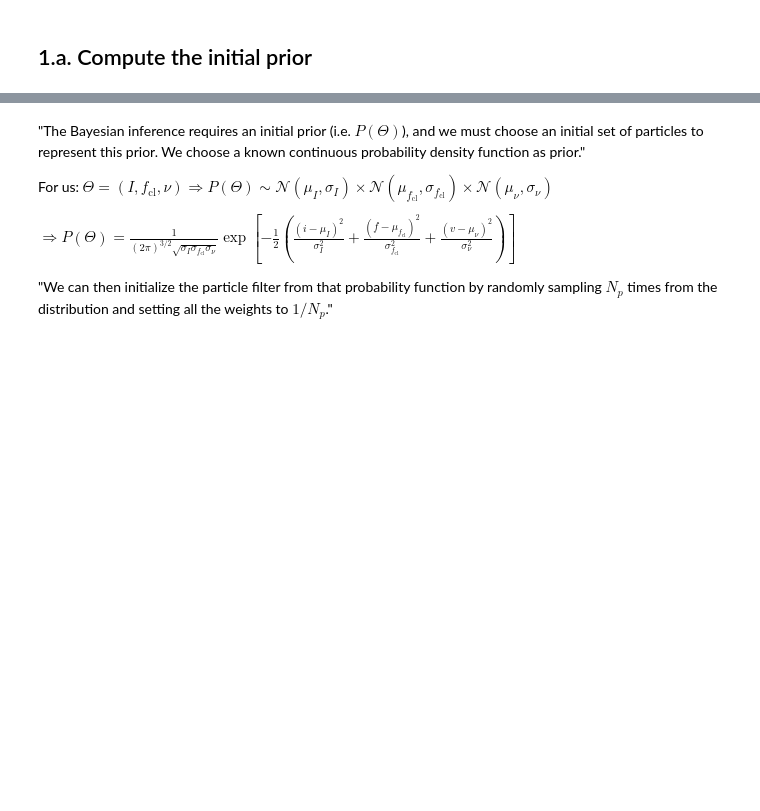
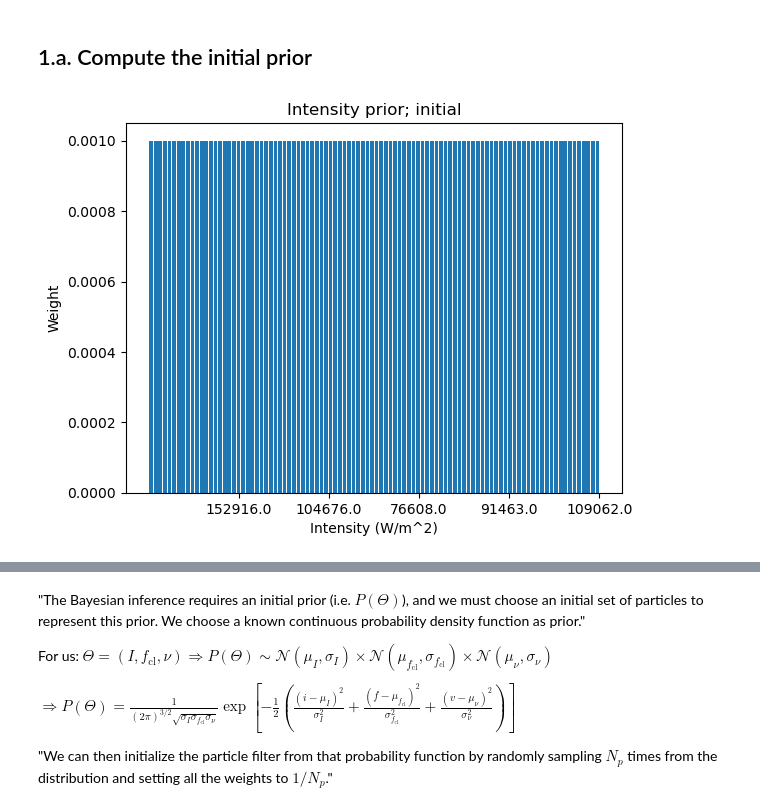
Before and after one commit to SQRLab/IonSim, a Jupyter notebook: molmer_sorensen/bayesian_calibration.ipynb, the cells around one changed output, grey strips where cells are left out. Cells and saved outputs as stored; diff of their text form; code cells hidden in the pictures; blank space fills up the shorter version.

Commit message:
1d intensity scan

```diff
--- a/molmer_sorensen/bayesian_calibration.ipynb
+++ b/molmer_sorensen/bayesian_calibration.ipynb
@@ -248,7 +284,6 @@ Normal_ν  = Normal(TRAP_FREQUENCY, σ_ν)
 
 fidelities = zeros(N_SAMPLES_TEST)
 entanglement_entropies = zeros(N_SAMPLES_TEST)
-|
 for i in 1:N_SAMPLES_TEST
     if i%Int(1e2)==0
         print("\n", i)
@@ -280,10 +315,10 @@ for i in 1:N_SAMPLES_TEST
         MS_CHAMBER_UNTUNED = update_ν(MS_CHAMBER_UNTUNED, ν_new)
 
         h = hamiltonian(MS_CHAMBER_UNTUNED, timescale=TIMESCALE, lamb_dicke_order=1, rwa_cutoff=Inf)
-        tout, sol = timeevolution.schroedinger_dynamic(T_RANGE/TIMESCALE, ψ0, h)
+        tout, sol = timeevolution.schroedinger_dynamic(T_RANGE/TIMESCALE, ket_00 ⊗ ket0_VIB_MODE, h)
         ρ_final = dm(sol[end])
         ρ_final_electronic = ptrace(ρ_final, 3)
-        fid_i = fidelity(ρ_final_electronic, BELL_STATE)
+        fid_i = fidelity(ρ_final_electronic, ρ_00_p_i11)
         S_i = entropy_vn(ρ_final_electronic)
 
         #@assert imag(fid) < 1e-8
@@ -294,6 +329,14 @@ for i in 1:N_SAMPLES_TEST
         entanglement_entropies[i] = NaN
     end
 end
+
+fidelities = fidelities[.~isnan.(fidelities)]
+print("\nlength(fidelities) = ", length(fidelities))
+
+entanglement_entropies = entanglement_entropies[.~isnan.(entanglement_entropies)]
+print("\nlength(entanglement_entropies) = ", length(entanglement_entropies))
+
+MS_CHAMBER_UNTUNED = Nothing;
 # %% [output]
 100
 200
@@ -343,2 +387,30 @@ $ P(\Theta|m) \propto P(m|\Theta) P(\Theta)$, up to some normalization
 # %% [markdown]
 ## 1.a. Compute the initial prior
+# %%
+N_p_1d = Int(1e3)
+particles_I_1d = []
+weights_I_1d = []
+
+n_collected_1d = 0
+while n_collected_1d < N_p_1d
+    I_new = rand(Normal_I)[1]
+    if I_new<0
+        continue
+    end
+
+    append!(particles_I_1d, I_new)
+    append!(weights_I_1d, 1.0)
+    n_collected_1d += 1
+end
+
+weights_I_1d = weights_I_1d ./ sum(weights_I_1d);
+
+fig = plt.figure()
+plt.bar(1:length(weights_I_1d), weights_I_1d)
+plt.xlabel("Intensity (W/m^2)")
+plt.xticks(ticks = [i for i in 1:length(weights_I_1d) if i%200==0], labels = [round(particles_I_1d[i]) for i in 1:length(weights_I_1d) if i%200==0])
+plt.ylabel("Weight")
+plt.title("Intensity prior; initial")
+plt.display(fig)
+# %% [output]
+[figure, added]
```
Also changed, not shown: parts of 43 cells of this notebook.
